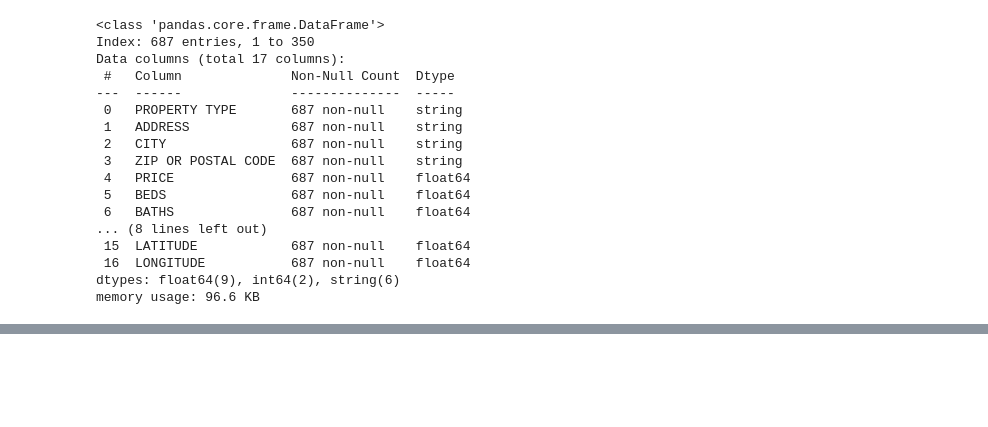
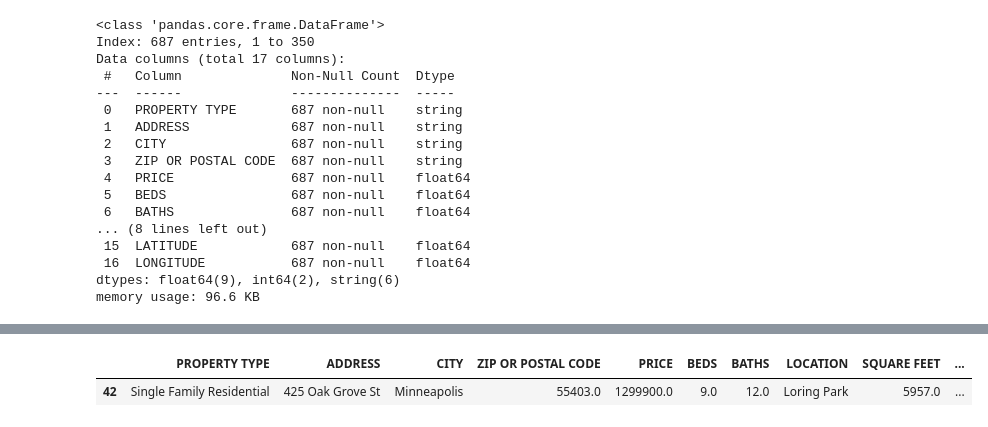
Before and after one commit to benpeters252/Projects, a Jupyter notebook: Capstone MN Housing Cost/MN_Housing_DW.ipynb, the cells around one changed output, grey strips where cells are left out. Saved outputs shown, nothing was run; the diff lists cells and outputs as text; code cells hidden in the pictures; blank space fills up the shorter version.

```diff
--- a/Capstone MN Housing Cost/MN_Housing_DW.ipynb
+++ b/Capstone MN Housing Cost/MN_Housing_DW.ipynb
@@ -587,3 +675,10 @@ MN_cleaned.reset_index(drop=True).head()
+# %%
+# I found a mansion. Even if the numbers are outrageous, they seem reasonable for what is here.
+baths_12 = MN_cleaned[MN_cleaned['BATHS']==12]
+baths_12
+# %% [output]
+|  | PROPERTY TYPE | ADDRESS | CITY | ZIP OR POSTAL CODE | PRICE | BEDS | BATHS | LOCATION | SQUARE FEET | ... |
+| 42 | Single Family Residential | 425 Oak Grove St | Minneapolis | 55403.0 | 1299900.0 | 9.0 | 12.0 | Loring Park | 5957.0 | ... |
 # %%
 # save the file for EDA next
 
```
Also changed, not shown: parts of 5 cells of this notebook, 1 other file.
